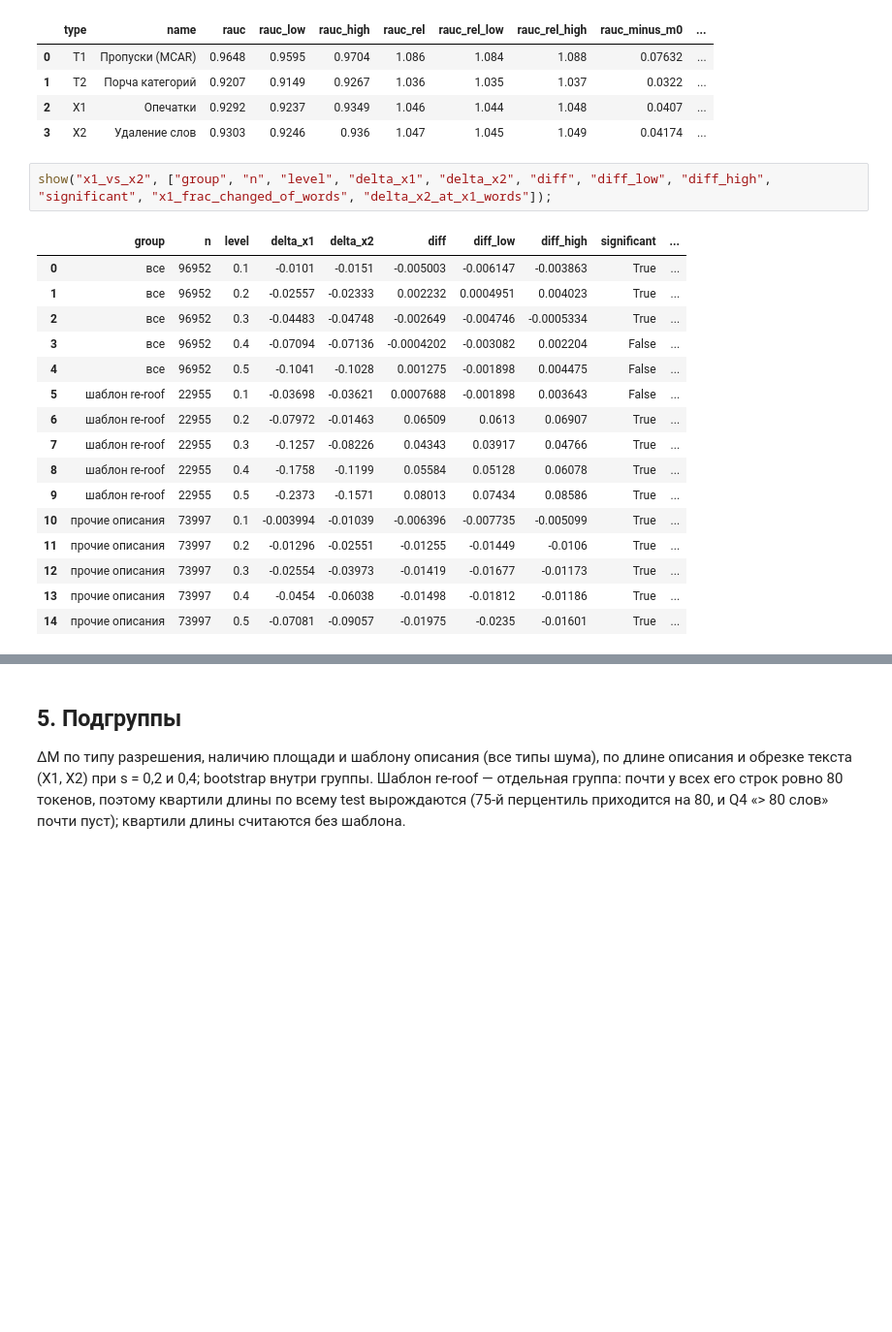
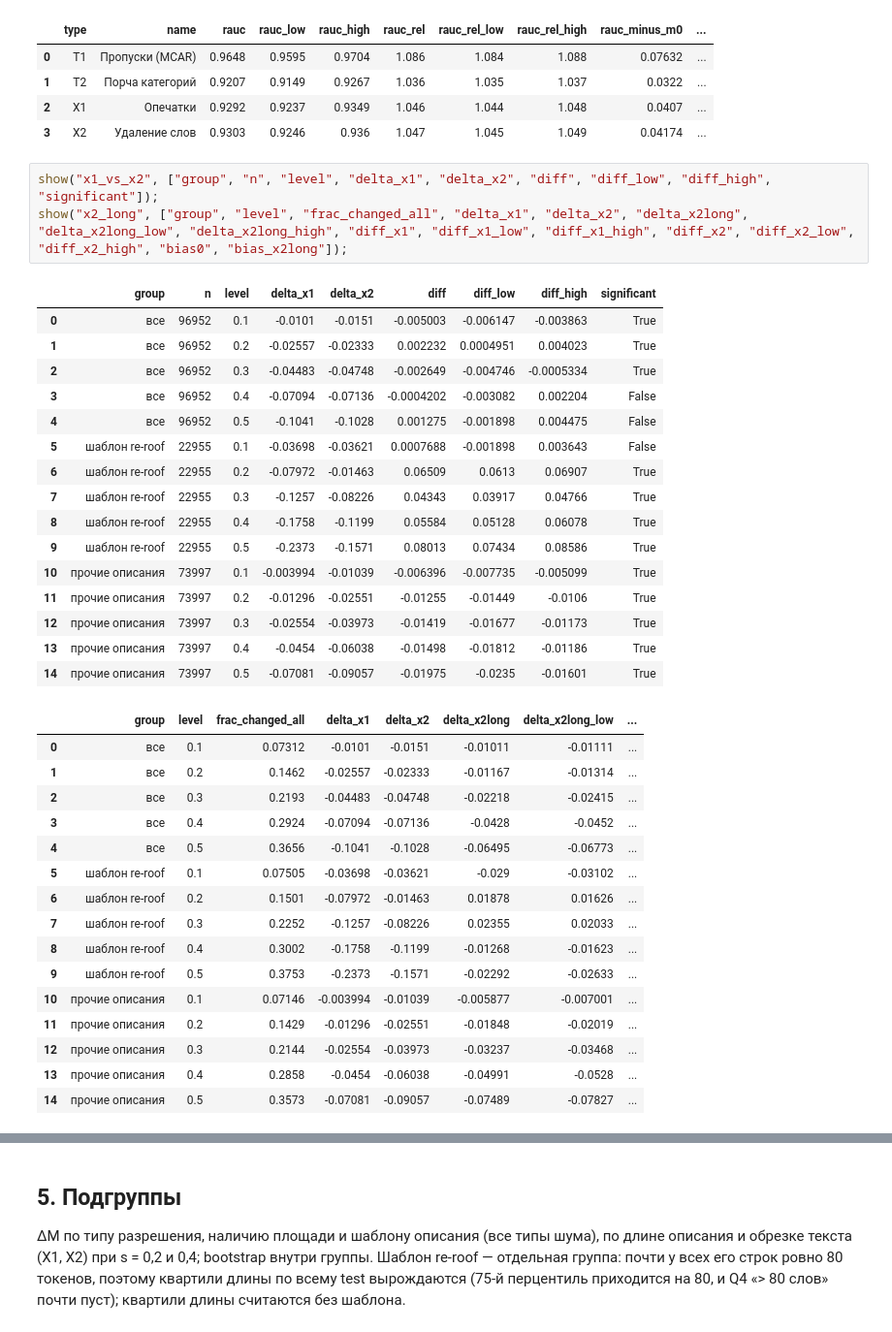
Before and after one commit to DeaDog911/ai-security, a Jupyter notebook: notebooks/pr2_noise.ipynb, the cells around one changed output, grey strips where cells are left out. Shown at 97% size. Drawn from its saved outputs; the diff is of its cells as text; blank space fills up the shorter version.

```diff
--- a/notebooks/pr2_noise.ipynb
+++ b/notebooks/pr2_noise.ipynb
@@ -158,24 +158,41 @@ show("rauc", ["type", "name", "rauc", "rauc_low", "rauc_high", "rauc_rel", "rauc
 | 2 | X1 | Опечатки | 0.9292 | 0.9237 | 0.9349 | 1.046 | 1.044 | 1.048 | 0.0407 | ... |
 | 3 | X2 | Удаление слов | 0.9303 | 0.9246 | 0.936 | 1.047 | 1.045 | 1.049 | 0.04174 | ... |
 # %%
-show("x1_vs_x2", ["group", "n", "level", "delta_x1", "delta_x2", "diff", "diff_low", "diff_high", "significant", "x1_frac_changed_of_words", "delta_x2_at_x1_words"]);
+show("x1_vs_x2", ["group", "n", "level", "delta_x1", "delta_x2", "diff", "diff_low", "diff_high", "significant"]);
+show("x2_long", ["group", "level", "frac_changed_all", "delta_x1", "delta_x2", "delta_x2long", "delta_x2long_low", "delta_x2long_high", "diff_x1", "diff_x1_low", "diff_x1_high", "diff_x2", "diff_x2_low", "diff_x2_high", "bias0", "bias_x2long"]);
 # %% [output]
-|  | group | n | level | delta_x1 | delta_x2 | diff | diff_low | diff_high | significant | ... |
-| 0 | все | 96952 | 0.1 | -0.0101 | -0.0151 | -0.005003 | -0.006147 | -0.003863 | True | ... |
-| 1 | все | 96952 | 0.2 | -0.02557 | -0.02333 | 0.002232 | 0.0004951 | 0.004023 | True | ... |
-| 2 | все | 96952 | 0.3 | -0.04483 | -0.04748 | -0.002649 | -0.004746 | -0.0005334 | True | ... |
-| 3 | все | 96952 | 0.4 | -0.07094 | -0.07136 | -0.0004202 | -0.003082 | 0.002204 | False | ... |
-| 4 | все | 96952 | 0.5 | -0.1041 | -0.1028 | 0.001275 | -0.001898 | 0.004475 | False | ... |
-| 5 | шаблон re-roof | 22955 | 0.1 | -0.03698 | -0.03621 | 0.0007688 | -0.001898 | 0.003643 | False | ... |
-| 6 | шаблон re-roof | 22955 | 0.2 | -0.07972 | -0.01463 | 0.06509 | 0.0613 | 0.06907 | True | ... |
-| 7 | шаблон re-roof | 22955 | 0.3 | -0.1257 | -0.08226 | 0.04343 | 0.03917 | 0.04766 | True | ... |
-| 8 | шаблон re-roof | 22955 | 0.4 | -0.1758 | -0.1199 | 0.05584 | 0.05128 | 0.06078 | True | ... |
-| 9 | шаблон re-roof | 22955 | 0.5 | -0.2373 | -0.1571 | 0.08013 | 0.07434 | 0.08586 | True | ... |
-| 10 | прочие описания | 73997 | 0.1 | -0.003994 | -0.01039 | -0.006396 | -0.007735 | -0.005099 | True | ... |
-| 11 | прочие описания | 73997 | 0.2 | -0.01296 | -0.02551 | -0.01255 | -0.01449 | -0.0106 | True | ... |
-| 12 | прочие описания | 73997 | 0.3 | -0.02554 | -0.03973 | -0.01419 | -0.01677 | -0.01173 | True | ... |
-| 13 | прочие описания | 73997 | 0.4 | -0.0454 | -0.06038 | -0.01498 | -0.01812 | -0.01186 | True | ... |
-| 14 | прочие описания | 73997 | 0.5 | -0.07081 | -0.09057 | -0.01975 | -0.0235 | -0.01601 | True | ... |
+|  | group | n | level | delta_x1 | delta_x2 | diff | diff_low | diff_high | significant |
+| 0 | все | 96952 | 0.1 | -0.0101 | -0.0151 | -0.005003 | -0.006147 | -0.003863 | True |
+| 1 | все | 96952 | 0.2 | -0.02557 | -0.02333 | 0.002232 | 0.0004951 | 0.004023 | True |
+| 2 | все | 96952 | 0.3 | -0.04483 | -0.04748 | -0.002649 | -0.004746 | -0.0005334 | True |
+| 3 | все | 96952 | 0.4 | -0.07094 | -0.07136 | -0.0004202 | -0.003082 | 0.002204 | False |
+| 4 | все | 96952 | 0.5 | -0.1041 | -0.1028 | 0.001275 | -0.001898 | 0.004475 | False |
+| 5 | шаблон re-roof | 22955 | 0.1 | -0.03698 | -0.03621 | 0.0007688 | -0.001898 | 0.003643 | False |
+| 6 | шаблон re-roof | 22955 | 0.2 | -0.07972 | -0.01463 | 0.06509 | 0.0613 | 0.06907 | True |
+| 7 | шаблон re-roof | 22955 | 0.3 | -0.1257 | -0.08226 | 0.04343 | 0.03917 | 0.04766 | True |
+| 8 | шаблон re-roof | 22955 | 0.4 | -0.1758 | -0.1199 | 0.05584 | 0.05128 | 0.06078 | True |
+| 9 | шаблон re-roof | 22955 | 0.5 | -0.2373 | -0.1571 | 0.08013 | 0.07434 | 0.08586 | True |
+| 10 | прочие описания | 73997 | 0.1 | -0.003994 | -0.01039 | -0.006396 | -0.007735 | -0.005099 | True |
+| 11 | прочие описания | 73997 | 0.2 | -0.01296 | -0.02551 | -0.01255 | -0.01449 | -0.0106 | True |
+| 12 | прочие описания | 73997 | 0.3 | -0.02554 | -0.03973 | -0.01419 | -0.01677 | -0.01173 | True |
+| 13 | прочие описания | 73997 | 0.4 | -0.0454 | -0.06038 | -0.01498 | -0.01812 | -0.01186 | True |
+| 14 | прочие описания | 73997 | 0.5 | -0.07081 | -0.09057 | -0.01975 | -0.0235 | -0.01601 | True |
+|  | group | level | frac_changed_all | delta_x1 | delta_x2 | delta_x2long | delta_x2long_low | ... |
+| 0 | все | 0.1 | 0.07312 | -0.0101 | -0.0151 | -0.01011 | -0.01111 | ... |
+| 1 | все | 0.2 | 0.1462 | -0.02557 | -0.02333 | -0.01167 | -0.01314 | ... |
+| 2 | все | 0.3 | 0.2193 | -0.04483 | -0.04748 | -0.02218 | -0.02415 | ... |
+| 3 | все | 0.4 | 0.2924 | -0.07094 | -0.07136 | -0.0428 | -0.0452 | ... |
+| 4 | все | 0.5 | 0.3656 | -0.1041 | -0.1028 | -0.06495 | -0.06773 | ... |
+| 5 | шаблон re-roof | 0.1 | 0.07505 | -0.03698 | -0.03621 | -0.029 | -0.03102 | ... |
+| 6 | шаблон re-roof | 0.2 | 0.1501 | -0.07972 | -0.01463 | 0.01878 | 0.01626 | ... |
+| 7 | шаблон re-roof | 0.3 | 0.2252 | -0.1257 | -0.08226 | 0.02355 | 0.02033 | ... |
+| 8 | шаблон re-roof | 0.4 | 0.3002 | -0.1758 | -0.1199 | -0.01268 | -0.01623 | ... |
+| 9 | шаблон re-roof | 0.5 | 0.3753 | -0.2373 | -0.1571 | -0.02292 | -0.02633 | ... |
+| 10 | прочие описания | 0.1 | 0.07146 | -0.003994 | -0.01039 | -0.005877 | -0.007001 | ... |
+| 11 | прочие описания | 0.2 | 0.1429 | -0.01296 | -0.02551 | -0.01848 | -0.02019 | ... |
+| 12 | прочие описания | 0.3 | 0.2144 | -0.02554 | -0.03973 | -0.03237 | -0.03468 | ... |
+| 13 | прочие описания | 0.4 | 0.2858 | -0.0454 | -0.06038 | -0.04991 | -0.0528 | ... |
+| 14 | прочие описания | 0.5 | 0.3573 | -0.07081 | -0.09057 | -0.07489 | -0.07827 | ... |
 # %% [markdown]
 Ранжирование по R-AUC_rel (больше — хуже): **T1 1,0859** [1,0843; 1,0875] → X2 1,0470 → X1 1,0458 → **T2 1,0362**
 [1,0351; 1,0374]. В единицах RMSLE: R-AUC у T1 0,9648 [0,9595; 0,9704] против M(0) 0,8885, т. е. среднее ухудшение на диапазоне
```
Also changed, not shown: parts of 4 cells of this notebook, 4 other files.
